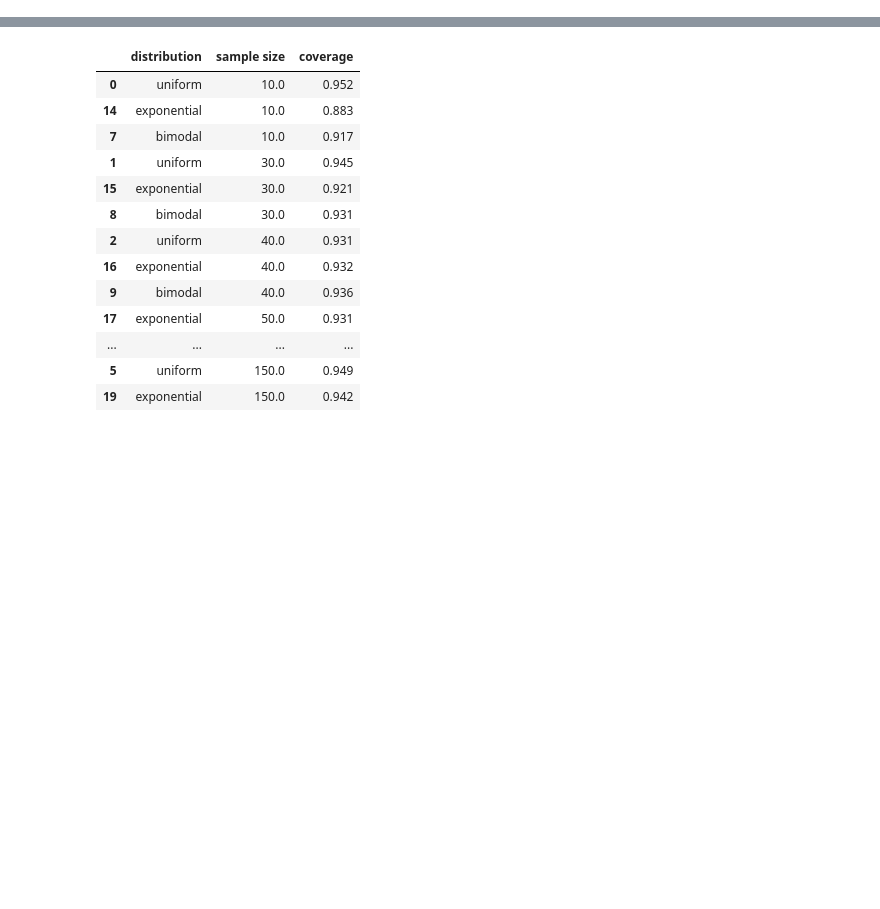
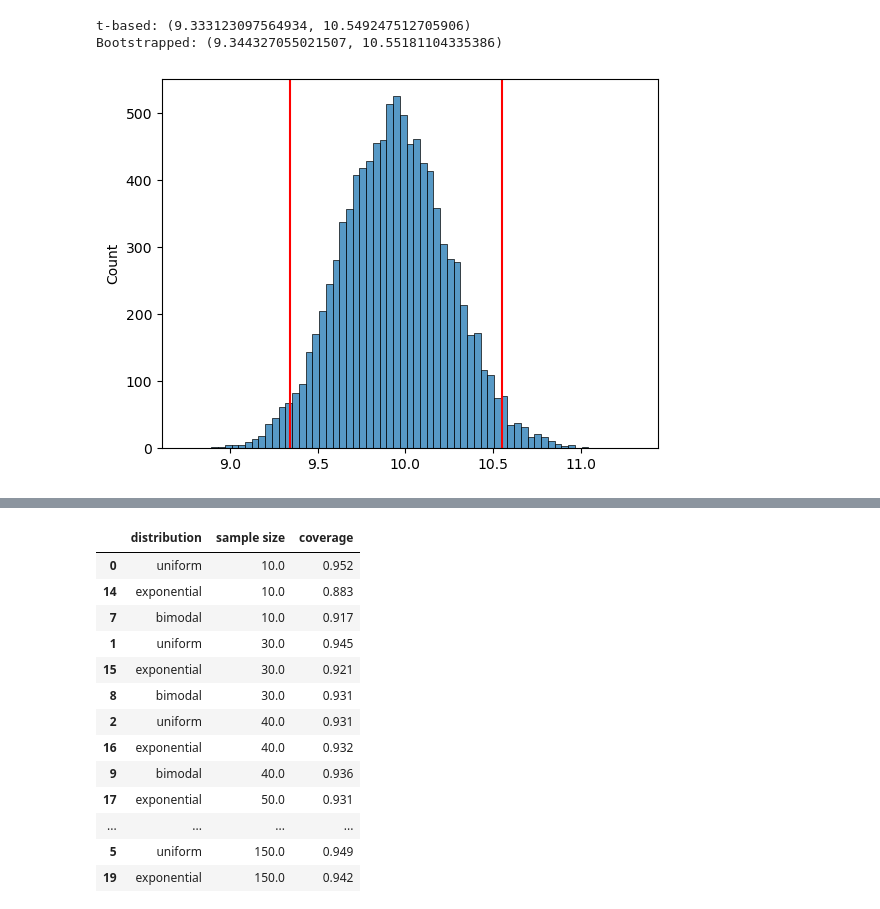
Before and after one commit to Hamzah-A98/Hamzah-A98.github.io, a Jupyter notebook: clt_stuff.ipynb, the cells around one changed output, grey strips where cells are left out. Cells and saved outputs as stored; diff of their text form; code cells hidden in the pictures; blank space fills up the shorter version.

```diff
--- a/clt_stuff.ipynb
+++ b/clt_stuff.ipynb
@@ -169,0 +281,33 @@ for dist, expected_val, name in zip(Distribution, expected_values, names):
+# %%
+sample_size = 1000
+small_sample = np.random.exponential(scale=10, size=sample_size)
+
+from random import choices
+
+iterations = 10000
+boot_means = []
+
+for j in range(iterations):
+    b_sample = choices(small_sample, k=1000)
+    boot_means.append(np.mean(b_sample))
+
+
+two_five = np.percentile(boot_means, 2.5)
+nine_sev = np.percentile(boot_means, 97.5)
+sns.histplot(boot_means)
+plt.axvline(two_five, color='red')
+plt.axvline(nine_sev, color='red')
+
+s_mean = np.mean(small_sample)
+s_std = np.std(small_sample)
+t_val = t_value(sample_size, .95)
+
+lower = s_mean - t_val*s_std/np.sqrt(sample_size)
+upper = s_mean + t_val*s_std/np.sqrt(sample_size)
+
+print(f't-based: {(lower, upper)}')
+print(f'Bootstrapped: {(two_five, nine_sev)}')
+# %% [output]
+t-based: (9.333123097564934, 10.549247512705906)
+Bootstrapped: (9.344327055021507, 10.55181104335386)
+[figure, added]
```
Also changed, not shown: parts of 29 cells of this notebook, 5 other files.
